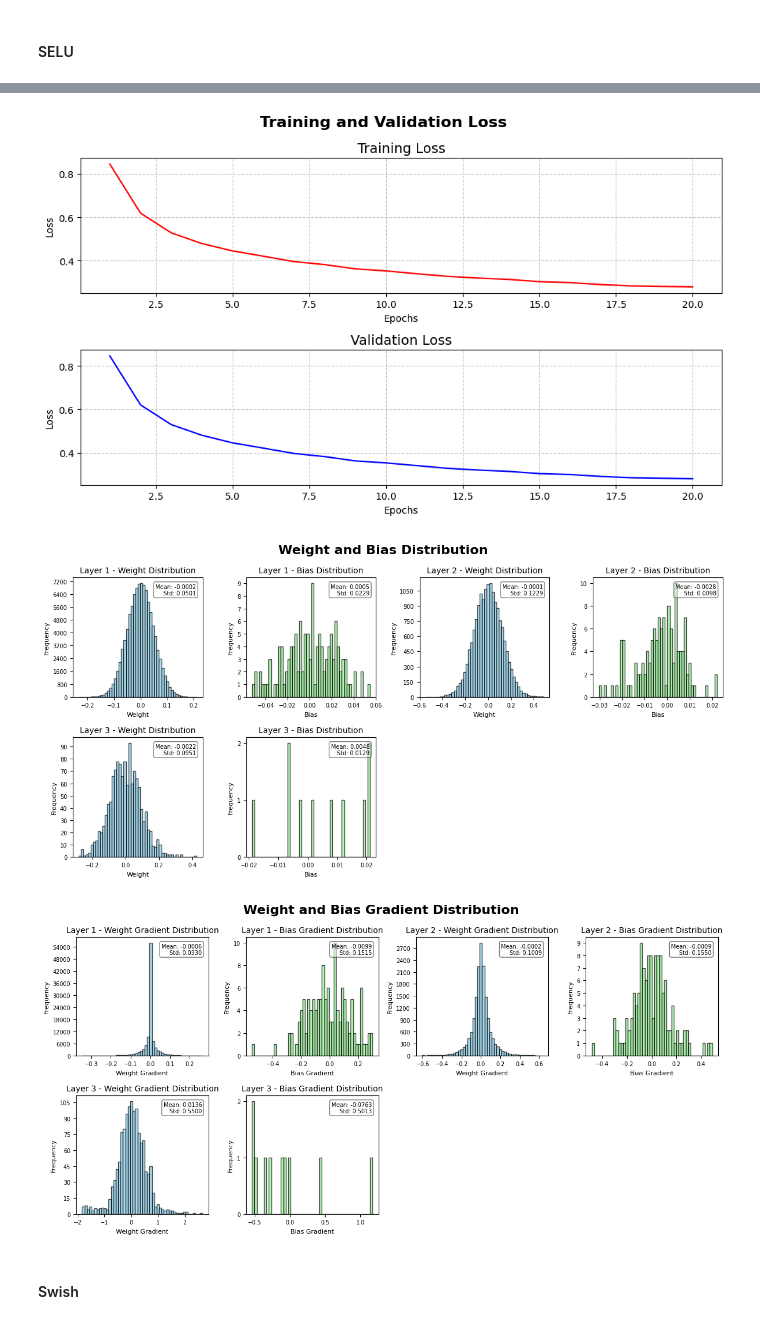
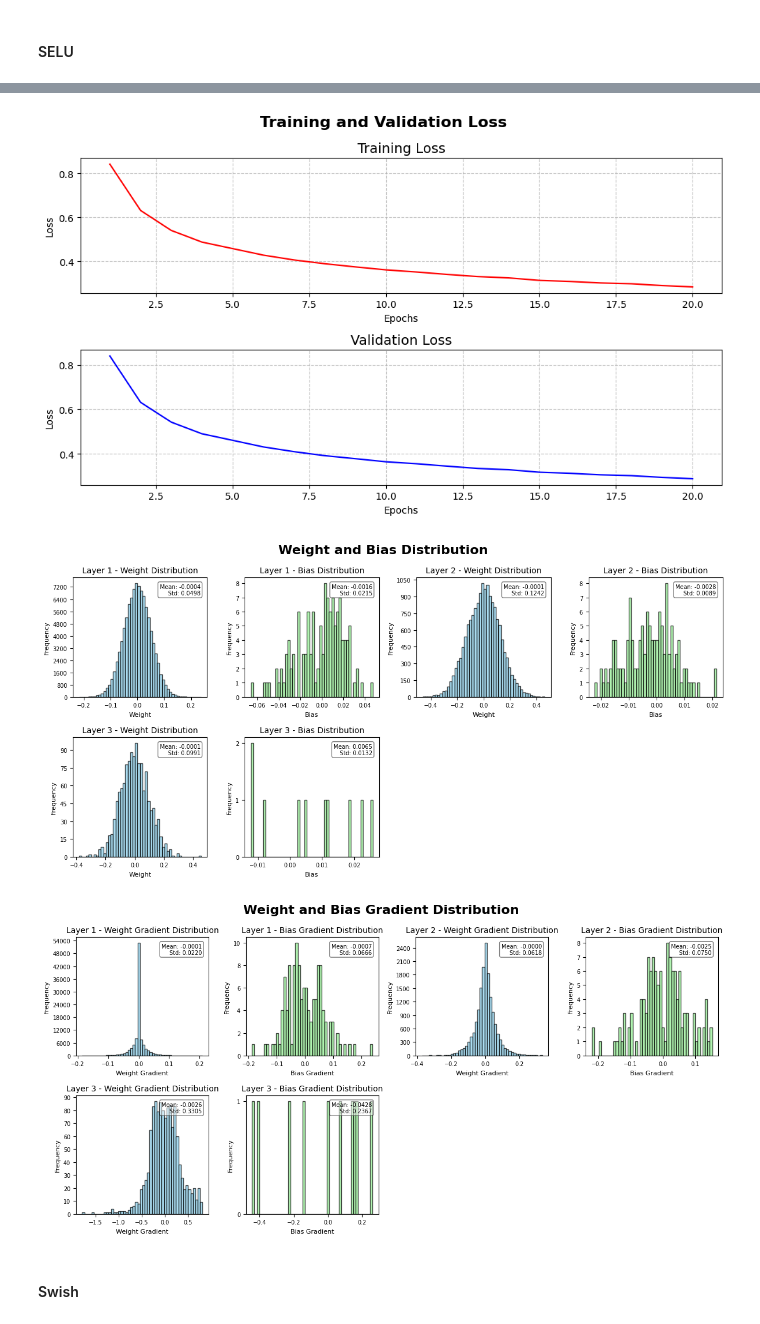
Before and after one commit to Agil0975/Tubes1_ML_IF3270, a Jupyter notebook: src/Testing_2.ipynb, the cells around one changed output, grey strips where cells are left out. Saved outputs shown, nothing was run; the diff lists cells and outputs as text; code cells hidden in the pictures.

Commit message:
fix test data

```diff
--- a/src/Testing_2.ipynb
+++ b/src/Testing_2.ipynb
@@ -155,7 +155,7 @@ model = FFNN()
 model.add_layer(784)
 model.add_layer(128, activation_function='tanh', initialization_method="he_normal")
 model.add_layer(128, activation_function='tanh', initialization_method="he_normal")
-model.add_layer(10, activation_function='tanh', initialization_method="xavier_normal")
+model.add_layer(10, activation_function='tanh', initialization_method="he_normal")
 
 # Train the model
 model.train(X_train, y_train_one_hot, X_test, y_test_one_hot,
@@ -201,7 +201,7 @@ model = FFNN()
 model.add_layer(784)
 model.add_layer(128, activation_function='linear', initialization_method="he_normal")
 model.add_layer(128, activation_function='linear', initialization_method="he_normal")
-model.add_layer(10, activation_function='linear', initialization_method="xavier_normal")
+model.add_layer(10, activation_function='linear', initialization_method="he_normal")
 
 # Train the model
 model.train(X_train, y_train_one_hot, X_test, y_test_one_hot,
@@ -241,37 +241,2 @@ y_test (original): [8 4 8 7 7 0 6 2 7 4 3 9 9 8 2 5 9 1 7 8]
 # %% [markdown]
 ### Leaky ReLU
-# %%
-model = FFNN()
-
-# Add layers to the model
-model.add_layer(784)
-model.add_layer(128, activation_function='leaky_relu', initialization_method="he_normal")
-model.add_layer(128, activation_function='leaky_relu', initialization_method="he_normal")
-model.add_layer(10, activation_function='leaky_relu', initialization_method="xavier_normal")
-
-# Train the model
-model.train(X_train, y_train_one_hot, X_test, y_test_one_hot,
-            learning_rate=0.01, batch_size=64, epochs=20, loss_function="MSE", verbose=1, error_threshold=0.001)
-
-# Predict the labels for the test set
-y_pred = model.predict(X_test)
-y_pred_label = np.argmax(y_pred, axis=1)
-
-# Accuracy
-accuracy = accuracy_score(y_test, y_pred_label)
-
-print(f"Accuracy of FFNN: {accuracy:.4f}")
-print(f"y_pred (original): {y_pred_label[:20]}")
-# print(f"y_pred (one-hot): {y_pred[:20]}")
-print(f"y_test (original): {y_test[:20]}")
-
-# print(f"y_test (one-hot): {y_test_one_hot[:20]}")
-
-# Plot the loss curve
-model.plot_loss_function()
-
-# Plot weights distribution for all layers
-model.plot_weight_distribution()
-
-# Plot weights gradient distribution for all layers
-model.plot_gradient_distribution()
@@ -293,7 +249,7 @@ model = FFNN()
 model.add_layer(784)
 model.add_layer(128, activation_function='elu', initialization_method="he_normal")
 model.add_layer(128, activation_function='elu', initialization_method="he_normal")
-model.add_layer(10, activation_function='elu', initialization_method="xavier_normal")
+model.add_layer(10, activation_function='elu', initialization_method="he_normal")
 
 # Train the model
 model.train(X_train, y_train_one_hot, X_test, y_test_one_hot,
@@ -339,7 +295,7 @@ model = FFNN()
 model.add_layer(784)
 model.add_layer(128, activation_function='selu', initialization_method="he_normal")
 model.add_layer(128, activation_function='selu', initialization_method="he_normal")
-model.add_layer(10, activation_function='selu', initialization_method="xavier_normal")
+model.add_layer(10, activation_function='selu', initialization_method="he_normal")
 
 # Train the model
 model.train(X_train, y_train_one_hot, X_test, y_test_one_hot,
@@ -375,7 +331,7 @@ y_pred (original): [8 4 5 7 7 0 6 2 7 4 2 9 9 8 2 5 9 1 7 8]
 y_test (original): [8 4 8 7 7 0 6 2 7 4 3 9 9 8 2 5 9 1 7 8]
 [figure]
-[figure, old version]
+[figure, new version]
-[figure, old version]
+[figure, new version]
 # %% [markdown]
 #### Swish
 # %%
```
Also changed, not shown: parts of 8 cells of this notebook.
